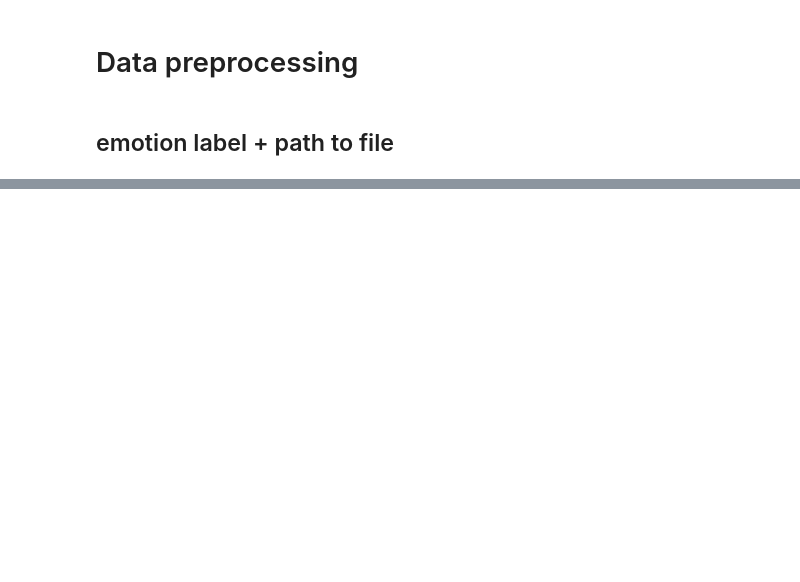
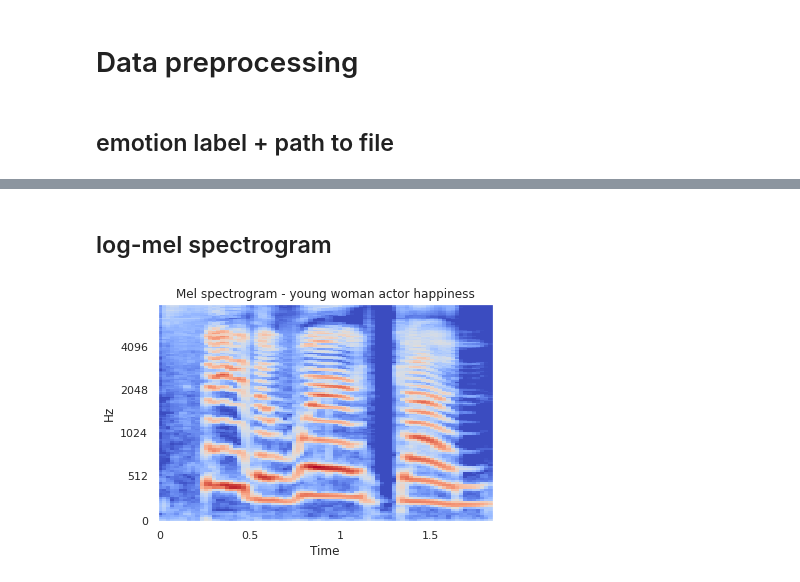
Before and after one commit to mikolajm190/python_SER_DL, a Jupyter notebook: src/tess_SER.ipynb, the cells around one changed output, grey strips where cells are left out. Saved outputs shown, nothing was run; the diff lists cells and outputs as text; code cells hidden in the pictures; blank space fills up the shorter version.

```diff
--- a/src/tess_SER.ipynb
+++ b/src/tess_SER.ipynb
@@ -52,0 +84,13 @@ df
+# %% [markdown]
+## log-mel spectrogram
+# %%
+# log-mel spectrogram
+spectrogram = librosa.feature.melspectrogram(y=wavf, sr=sr, n_mels=128, fmax=8000)
+spectrogram = librosa.power_to_db(spectrogram)
+
+librosa.display.specshow(spectrogram, y_axis='mel', fmax=8000, x_axis='time')
+plt.title('Mel spectrogram - young woman actor happiness')
+plt.savefig(imgsPath + 'mel_spec_yaf_happiness.png')
+plt.show()
+# %% [output]
+[figure, added]
```
Also changed, not shown: parts of 24 cells of this notebook.
